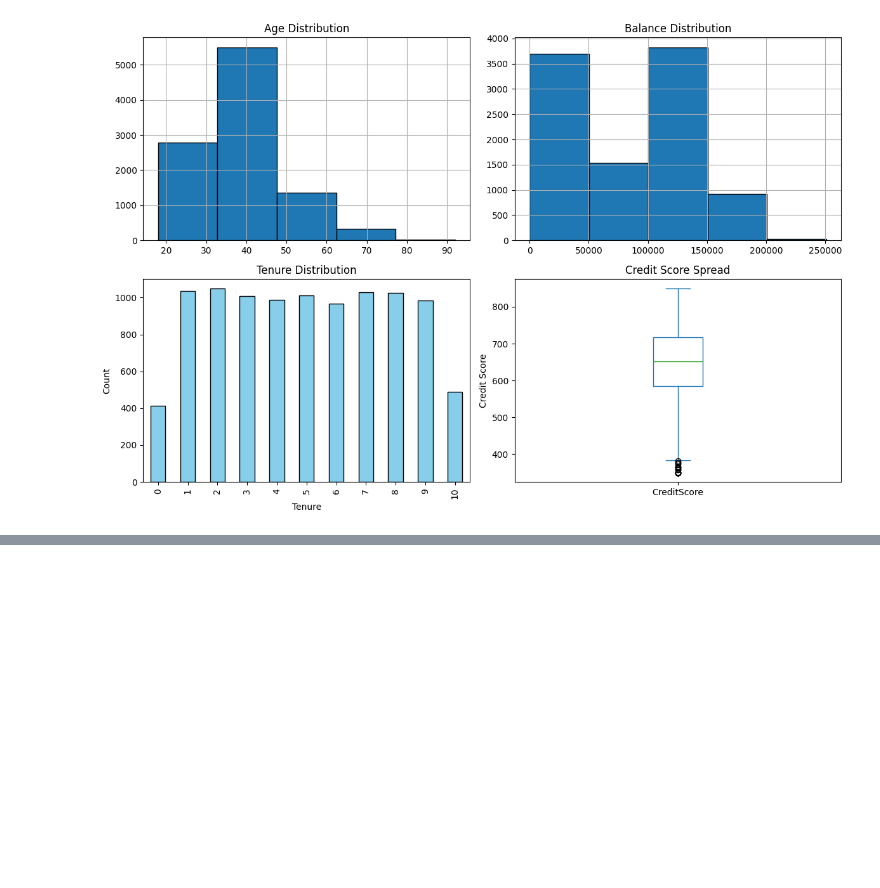
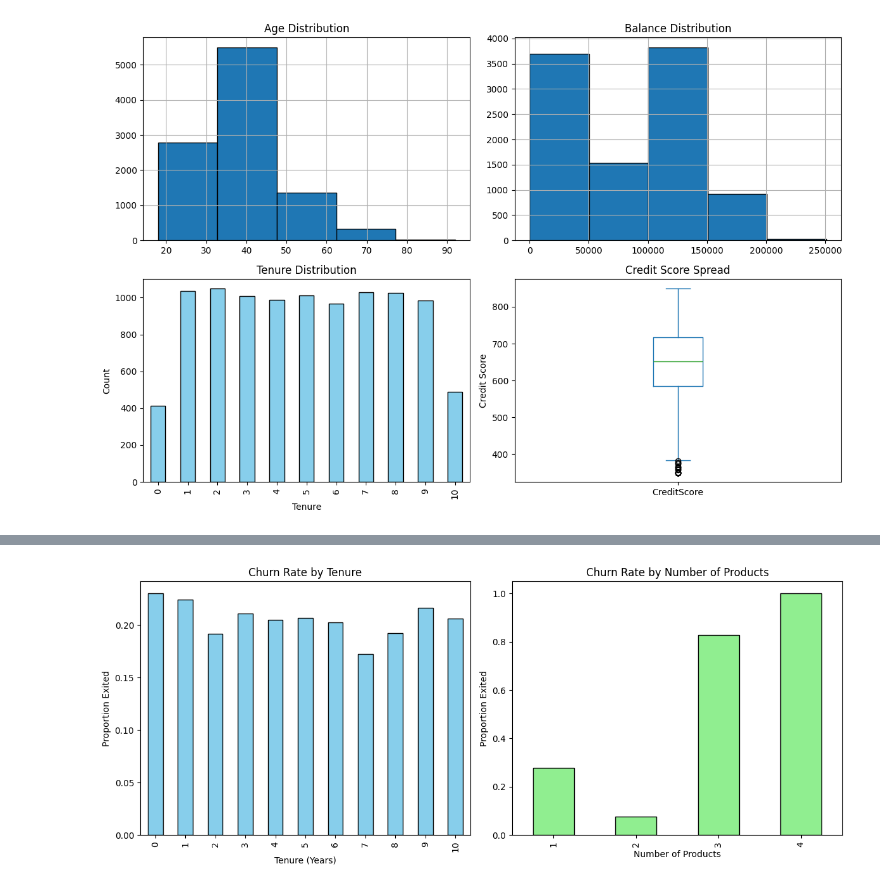
Before and after one commit to Mausam-tech/Banking_Churn_Predection, a Jupyter notebook: banking_churn.ipynb, the cells around one changed output, grey strips where cells are left out. Cells and saved outputs as stored; diff of their text form; code cells hidden in the pictures; blank space fills up the shorter version.

```diff
--- a/banking_churn.ipynb
+++ b/banking_churn.ipynb
@@ -169,0 +236,23 @@ plt.show()
+# %%
+
+
+fig, axes = plt.subplots(1, 2, figsize=(12, 5))  # 1 row × 2 columns
+
+# Tenure vs Exited (churn rate per tenure year)
+tenure_rate = df.groupby('Tenure')['Exited'].mean()
+tenure_rate.plot(kind='bar', ax=axes[0], color='skyblue', edgecolor='black')
+axes[0].set_title("Churn Rate by Tenure")
+axes[0].set_ylabel("Proportion Exited")
+axes[0].set_xlabel("Tenure (Years)")
+
+# NumOfProducts vs Exited (churn rate per product count)
+product_rate = df.groupby('NumOfProducts')['Exited'].mean()
+product_rate.plot(kind='bar', ax=axes[1], color='lightgreen', edgecolor='black')
+axes[1].set_title("Churn Rate by Number of Products")
+axes[1].set_ylabel("Proportion Exited")
+axes[1].set_xlabel("Number of Products")
+
+plt.tight_layout()
+plt.show()
+# %% [output]
+[figure, added]
```
Also changed, not shown: parts of 8 cells of this notebook.
